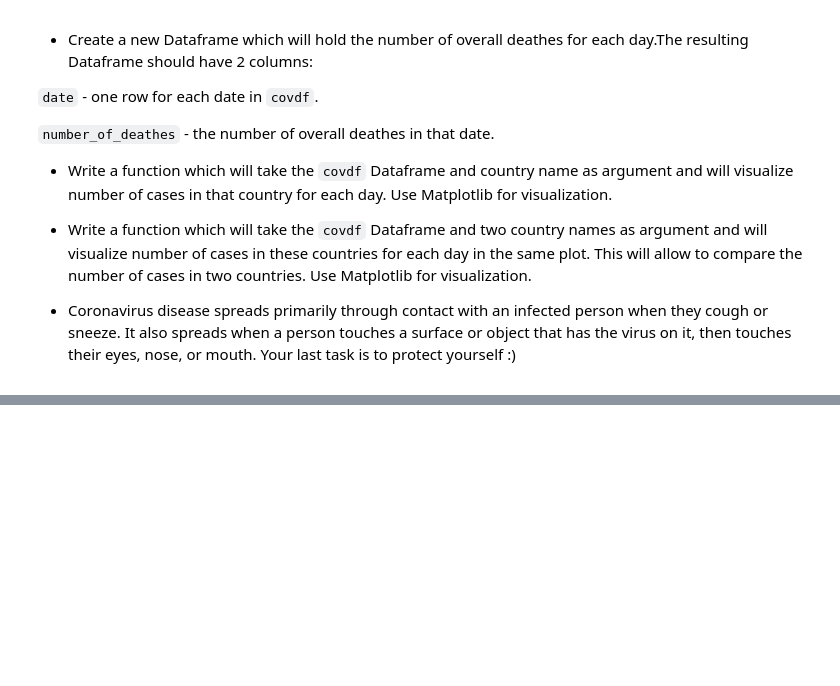
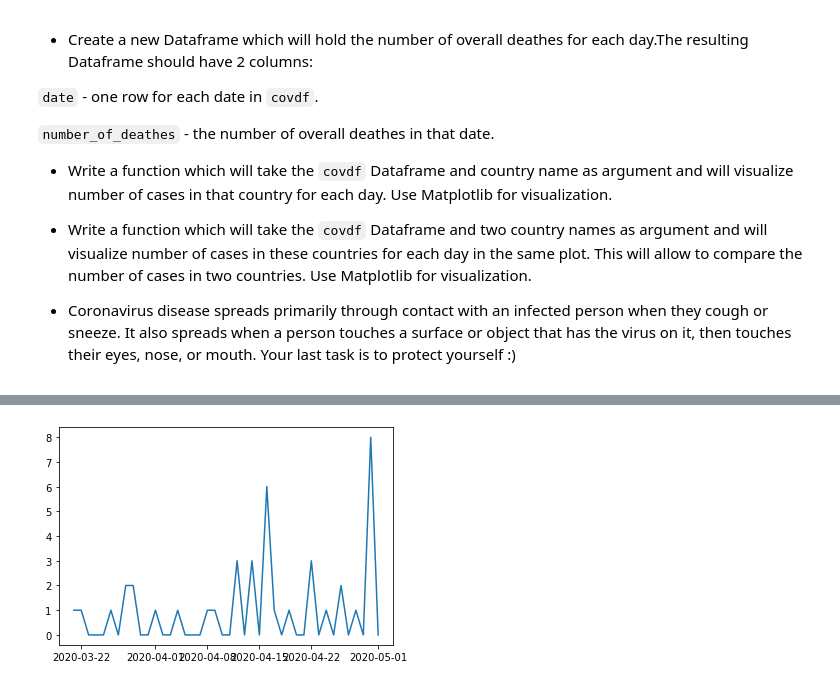
Before and after one commit to DavudSafarli/multimedia, a Jupyter notebook: Data Preprocessing - Project (COVID19).ipynb, the cells around one changed output, grey strips where cells are left out. Cells and saved outputs as stored; diff of their text form; code cells hidden in the pictures; blank space fills up the shorter version.

```diff
--- a/Data Preprocessing - Project (COVID19).ipynb
+++ b/Data Preprocessing - Project (COVID19).ipynb
@@ -59,0 +151,4 @@ Coronavirus (COVID-19) is an infectious disease caused by a new virus, which cau
+# %%
+visualizeCasesForCountry(covdf, "Zimbabwe")
+# %% [output]
+[figure, added]
```
Also changed, not shown: parts of 10 cells of this notebook, 1 other file.
